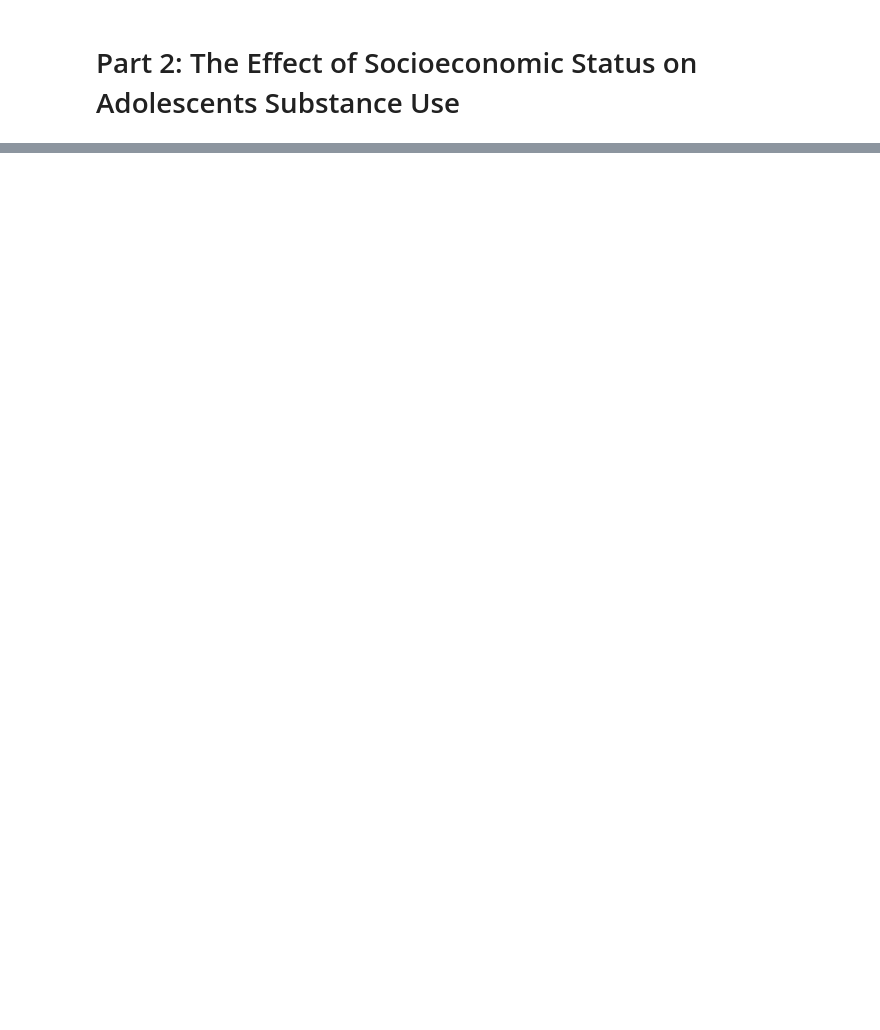
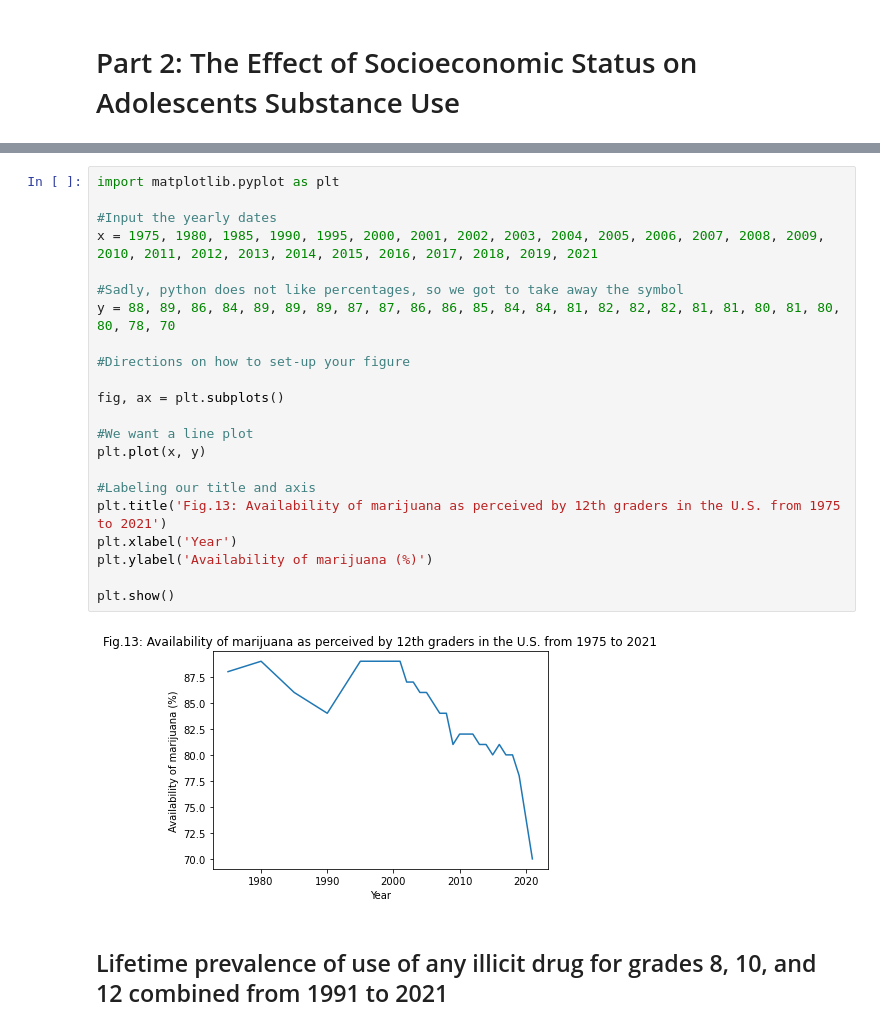
Before and after one commit to MoniV18/Project, a Jupyter notebook: BDATA_Project_2.ipynb, the cells around one changed output, grey strips where cells are left out. Cells and saved outputs as stored; diff of their text form; blank space fills up the shorter version.

```diff
--- a/BDATA_Project_2.ipynb
+++ b/BDATA_Project_2.ipynb
@@ -644,0 +62,26 @@ Notes:
+# %%
+import matplotlib.pyplot as plt
+
+#Input the yearly dates
+x = 1975, 1980, 1985, 1990, 1995, 2000, 2001, 2002, 2003, 2004, 2005, 2006, 2007, 2008, 2009, 2010, 2011, 2012, 2013, 2014, 2015, 2016, 2017, 2018, 2019, 2021
+
+#Sadly, python does not like percentages, so we got to take away the symbol
+y = 88, 89, 86, 84, 89, 89, 89, 87, 87, 86, 86, 85, 84, 84, 81, 82, 82, 82, 81, 81, 80, 81, 80, 80, 78, 70
+
+#Directions on how to set-up your figure
+
+fig, ax = plt.subplots()
+
+#We want a line plot
+plt.plot(x, y)
+
+#Labeling our title and axis
+plt.title('Fig.13: Availability of marijuana as perceived by 12th graders in the U.S. from 1975 to 2021')
+plt.xlabel('Year')
+plt.ylabel('Availability of marijuana (%)')
+
+plt.show()
+# %% [output]
+[figure, added]
+# %% [markdown]
+## Lifetime prevalence of use of any illicit drug for grades 8, 10, and 12 combined from 1991 to 2021
```
Also changed, not shown: parts of 49 cells of this notebook, 1 other file.
